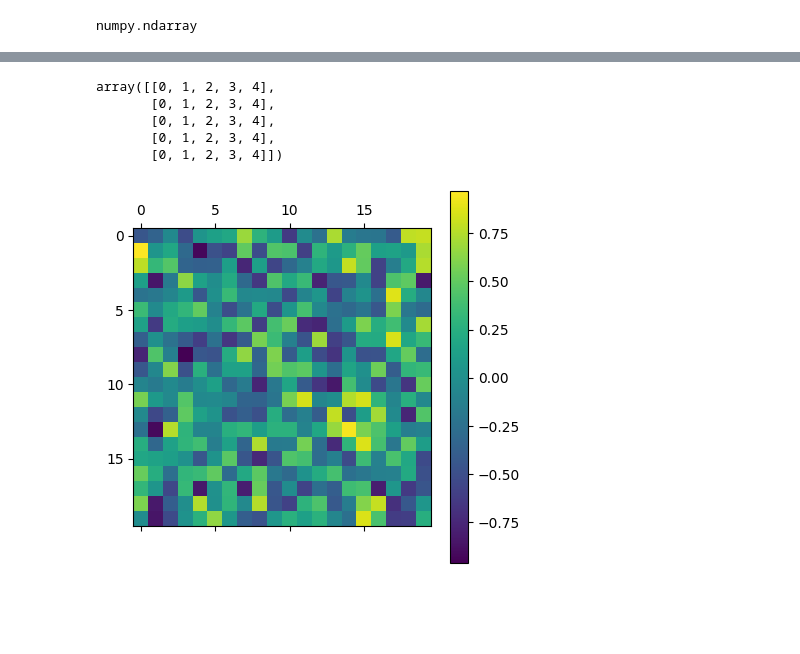
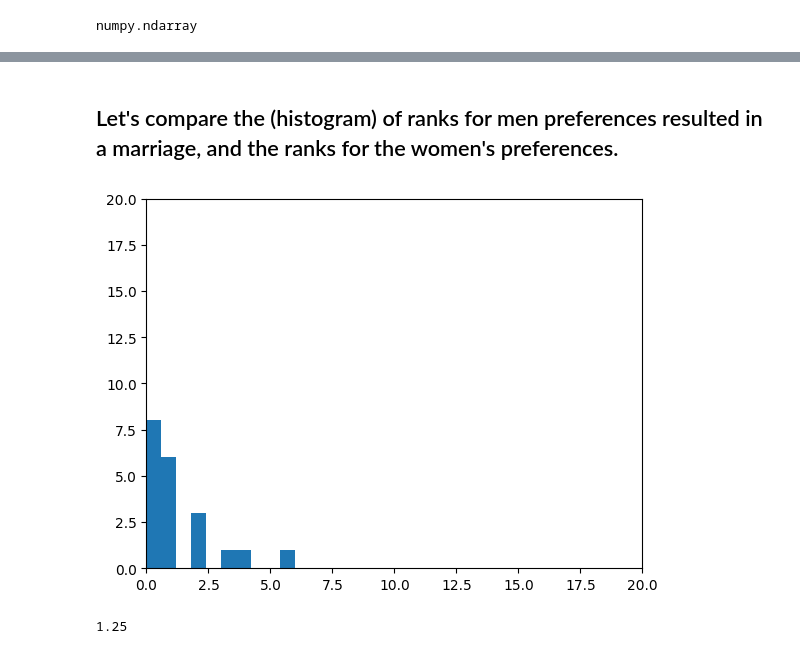
Before and after one commit to zbenmo/yapy3c, a Jupyter notebook: stable_marriage.ipynb, the cells around one changed output, grey strips where cells are left out. Cells and saved outputs as stored; diff of their text form; code cells hidden in the pictures; blank space fills up the shorter version.

```diff
--- a/stable_marriage.ipynb
+++ b/stable_marriage.ipynb
@@ -171,13 +162,20 @@ xx, yy = np.meshgrid(range(num_men), range(num_women))
-# %%
-xx[:5, :5]
-# %% [output]
-array([[0, 1, 2, 3, 4],
-       [0, 1, 2, 3, 4],
-       [0, 1, 2, 3, 4],
-       [0, 1, 2, 3, 4],
-       [0, 1, 2, 3, 4]])
-# %%
-plt.matshow(men_preferences[yy, xx] - women_preferences[yy, xx])
-plt.colorbar();
-# %% [output]
-[figure, removed]
+# %% [markdown]
+## Let's compare the (histogram) of ranks for men preferences resulted in a marriage, and the ranks for the women's preferences.
+# %%
+men_got_preference = []
+
+for man, preference in enumerate(men_preferences.argsort(axis=1)):
+    preference = preference[::-1]
+    # print(preference)
+    men_got_preference.append(np.where([preference == couples[man]])[1][0])
+# %%
+plt.hist(men_got_preference)
+plt.xlim(0, 20)
+plt.ylim(0, 20)
+plt.show()
+# %% [output]
+[figure, added]
+# %%
+np.mean(men_got_preference)
+# %% [output]
+1.25
```
Also changed, not shown: parts of 23 cells of this notebook.
